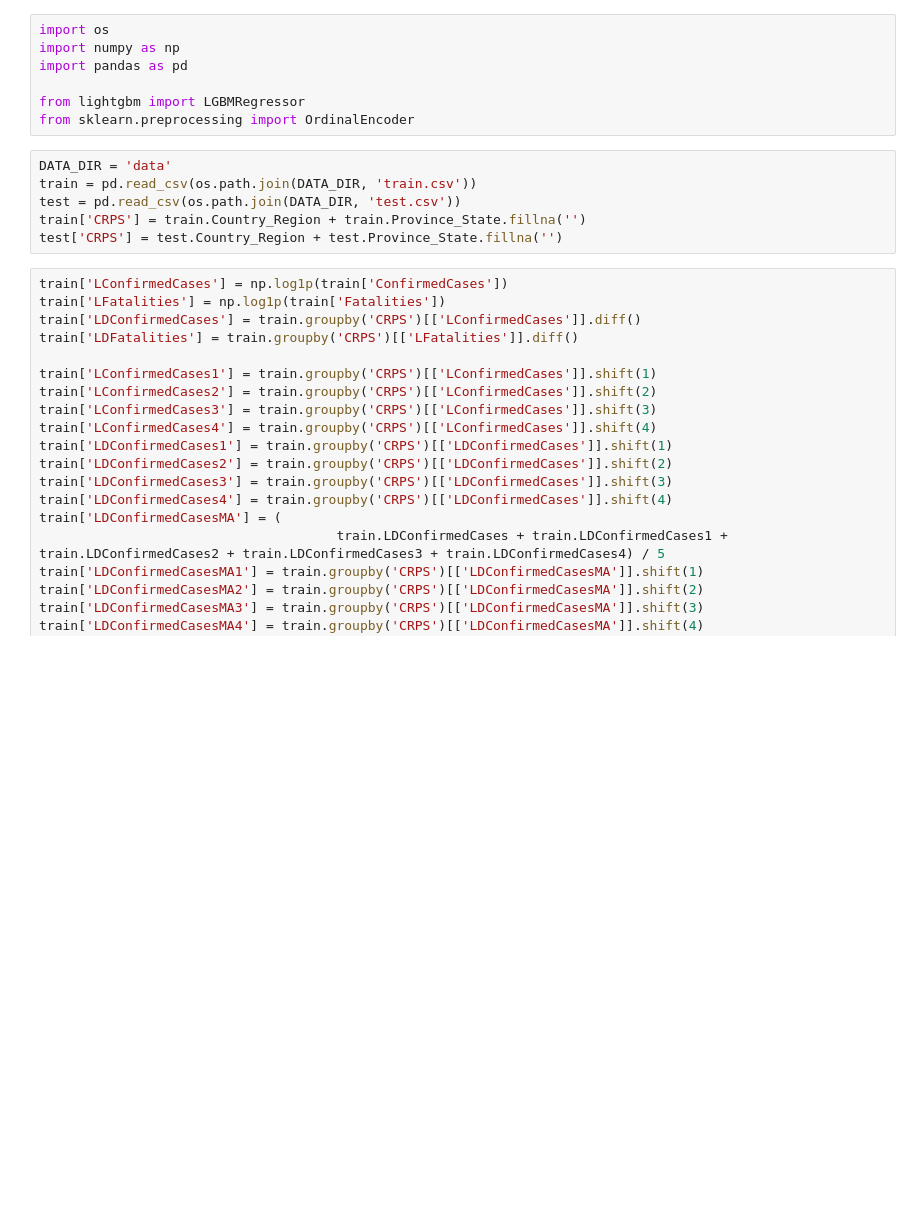
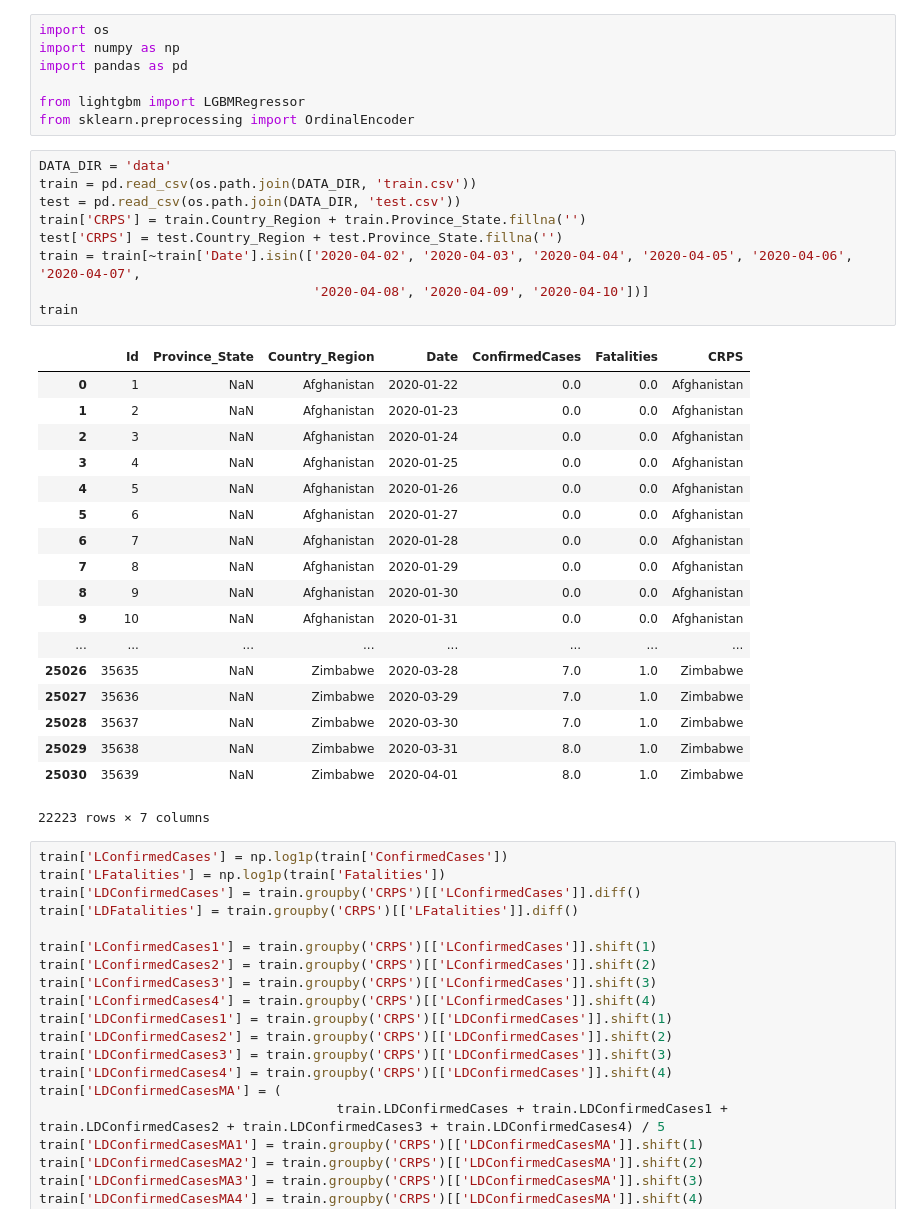
Before and after one commit to banutu98/Covid19-Forecasting, a Jupyter notebook: light_gbm.ipynb, the cells around one changed output. Cells and saved outputs as stored; diff of their text form; blank space fills up the shorter version.

```diff
--- a/light_gbm.ipynb
+++ b/light_gbm.ipynb
@@ -8,9 +8,31 @@ from sklearn.preprocessing import OrdinalEncoder
 # %%
 DATA_DIR = 'data'
 train = pd.read_csv(os.path.join(DATA_DIR, 'train.csv'))
 test = pd.read_csv(os.path.join(DATA_DIR, 'test.csv'))
 train['CRPS'] = train.Country_Region + train.Province_State.fillna('')
 test['CRPS'] = test.Country_Region + test.Province_State.fillna('')
+train = train[~train['Date'].isin(['2020-04-02', '2020-04-03', '2020-04-04', '2020-04-05', '2020-04-06', '2020-04-07',
+                                   '2020-04-08', '2020-04-09', '2020-04-10'])]
+train
+# %% [output]
+|  | Id | Province_State | Country_Region | Date | ConfirmedCases | Fatalities | CRPS |
+| 0 | 1 | NaN | Afghanistan | 2020-01-22 | 0.0 | 0.0 | Afghanistan |
+| 1 | 2 | NaN | Afghanistan | 2020-01-23 | 0.0 | 0.0 | Afghanistan |
+| 2 | 3 | NaN | Afghanistan | 2020-01-24 | 0.0 | 0.0 | Afghanistan |
+| 3 | 4 | NaN | Afghanistan | 2020-01-25 | 0.0 | 0.0 | Afghanistan |
+| 4 | 5 | NaN | Afghanistan | 2020-01-26 | 0.0 | 0.0 | Afghanistan |
+| 5 | 6 | NaN | Afghanistan | 2020-01-27 | 0.0 | 0.0 | Afghanistan |
+| 6 | 7 | NaN | Afghanistan | 2020-01-28 | 0.0 | 0.0 | Afghanistan |
+| 7 | 8 | NaN | Afghanistan | 2020-01-29 | 0.0 | 0.0 | Afghanistan |
+| 8 | 9 | NaN | Afghanistan | 2020-01-30 | 0.0 | 0.0 | Afghanistan |
+| 9 | 10 | NaN | Afghanistan | 2020-01-31 | 0.0 | 0.0 | Afghanistan |
+| ... | ... | ... | ... | ... | ... | ... | ... |
+| 25026 | 35635 | NaN | Zimbabwe | 2020-03-28 | 7.0 | 1.0 | Zimbabwe |
+| 25027 | 35636 | NaN | Zimbabwe | 2020-03-29 | 7.0 | 1.0 | Zimbabwe |
+| 25028 | 35637 | NaN | Zimbabwe | 2020-03-30 | 7.0 | 1.0 | Zimbabwe |
+| 25029 | 35638 | NaN | Zimbabwe | 2020-03-31 | 8.0 | 1.0 | Zimbabwe |
+| 25030 | 35639 | NaN | Zimbabwe | 2020-04-01 | 8.0 | 1.0 | Zimbabwe |
+22223 rows × 7 columns
 # %%
 train['LConfirmedCases'] = np.log1p(train['ConfirmedCases'])
 train['LFatalities'] = np.log1p(train['Fatalities'])
```
Also changed, not shown: parts of 3 cells of this notebook, 1 other file.
